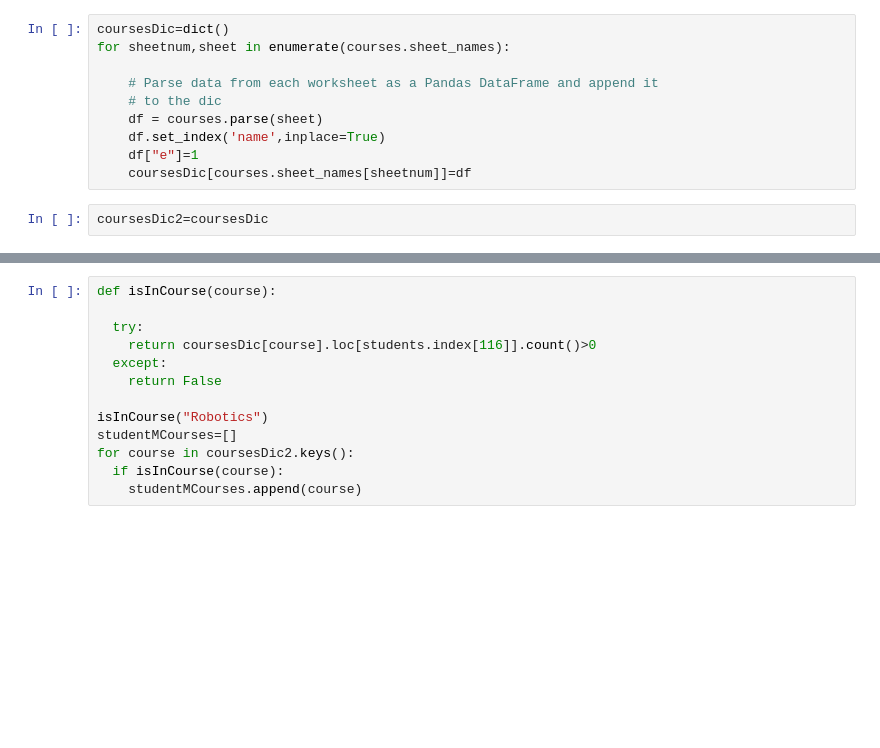
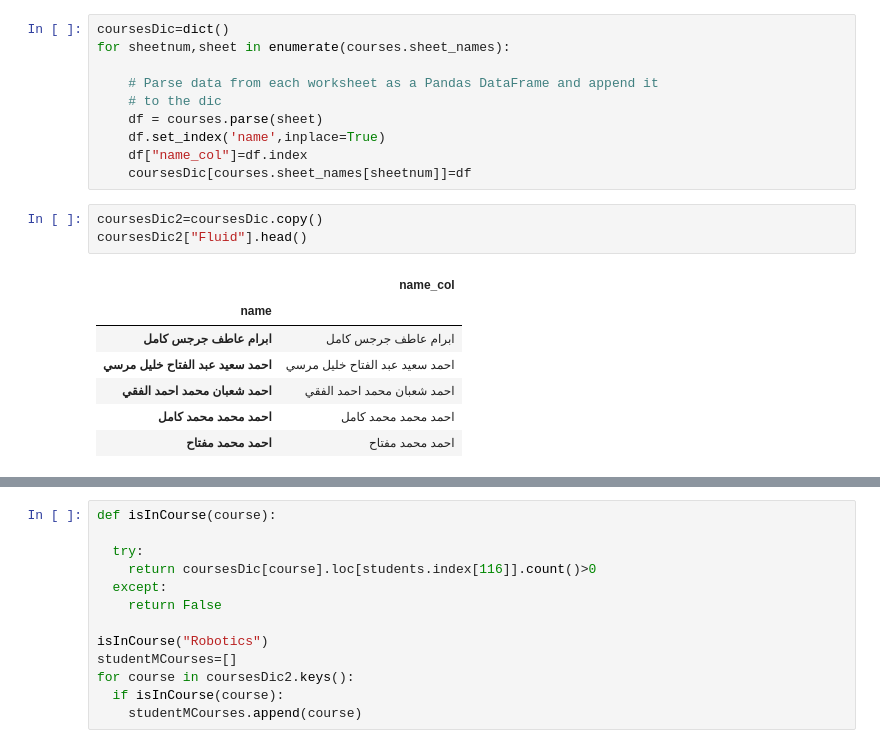
Before and after one commit to mgama1/ExamsScheduler, a Jupyter notebook: schedule.ipynb, the cells around one changed output, grey strips where cells are left out. Cells and saved outputs as stored; diff of their text form; blank space fills up the shorter version.

```diff
--- a/schedule.ipynb
+++ b/schedule.ipynb
@@ -15,10 +15,19 @@ for sheetnum,sheet in enumerate(courses.sheet_names):
     # to the dic
     df = courses.parse(sheet)
     df.set_index('name',inplace=True)
-    df["e"]=1
+    df["name_col"]=df.index
     coursesDic[courses.sheet_names[sheetnum]]=df
 # %%
-coursesDic2=coursesDic
+coursesDic2=coursesDic.copy()
+coursesDic2["Fluid"].head()
+# %% [output]
+|  | name_col |
+| name |  |
+| ابرام عاطف جرجس كامل | ابرام عاطف جرجس كامل |
+| احمد سعيد عبد الفتاح خليل مرسي | احمد سعيد عبد الفتاح خليل مرسي |
+| احمد شعبان محمد احمد الفقي | احمد شعبان محمد احمد الفقي |
+| احمد محمد محمد كامل | احمد محمد محمد كامل |
+| احمد محمد مفتاح | احمد محمد مفتاح |
 # %%
 students=pd.DataFrame(columns=['name'])
 students.set_index('name',inplace=True)
```
Also changed, not shown: parts of 17 cells of this notebook.
